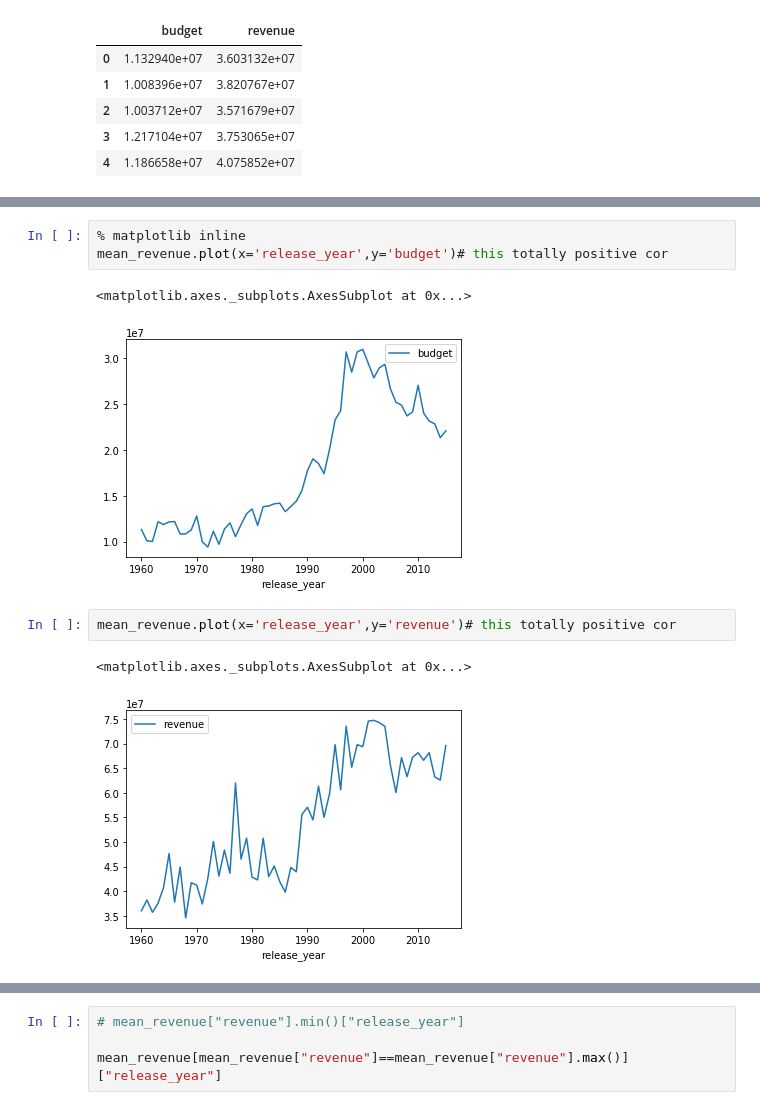
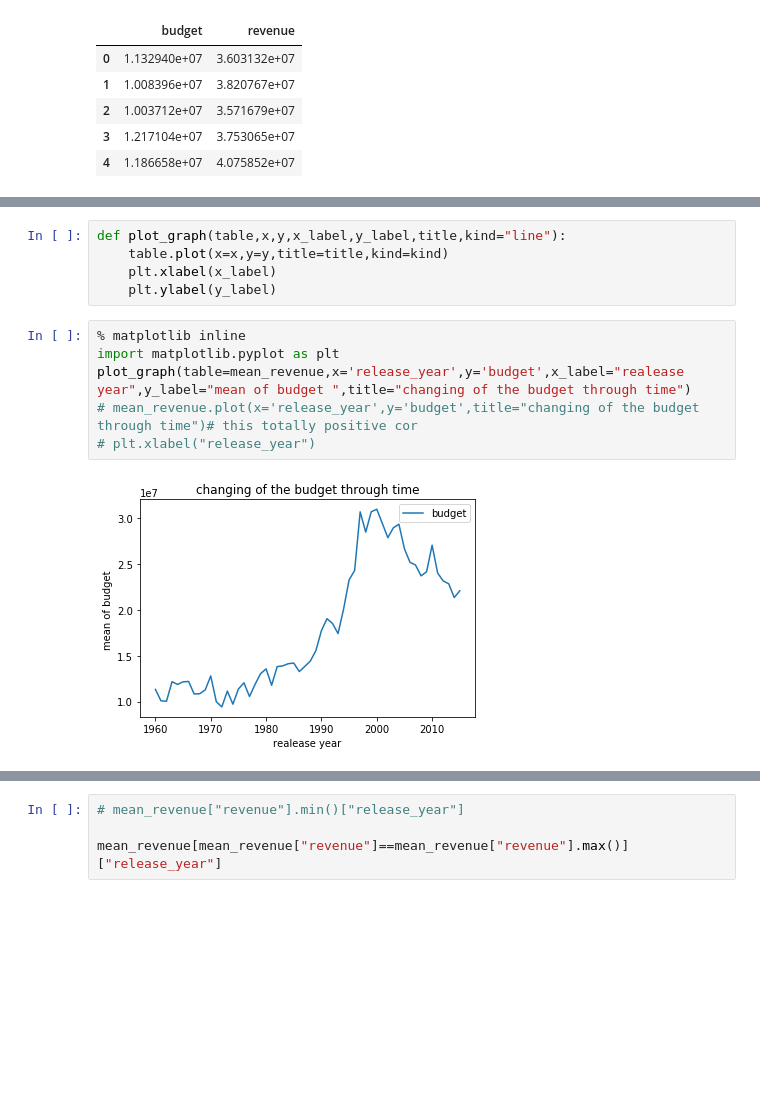
Before and after one commit to zeyad3ezzat/Advanced-data-analysis, a Jupyter notebook: investigate data set/Investigate_a_Dataset.ipynb, the cells around one changed output, grey strips where cells are left out. Cells and saved outputs as stored; diff of their text form; blank space fills up the shorter version.

```diff
--- a/investigate data set/Investigate_a_Dataset.ipynb
+++ b/investigate data set/Investigate_a_Dataset.ipynb
@@ -373,14 +381,16 @@ mean_revenue.head()
 | 2 | 1962 | 0.454783 | 1.003712e+07 | 3.571679e+07 | 124.343750 | 74.750000 | 6.343750 | 1.232693e+07 | ... |
 | 3 | 1963 | 0.502706 | 1.217104e+07 | 3.753065e+07 | 111.323529 | 82.823529 | 6.329412 | 1.535687e+07 | ... |
 | 4 | 1964 | 0.412428 | 1.186658e+07 | 4.075852e+07 | 109.214286 | 74.690476 | 6.211905 | 6.608980e+06 | ... |
-# %%
-% matplotlib inline
-mean_revenue.plot(x='release_year',y='budget')# this totally positive cor
-# %% [output]
-<matplotlib.axes._subplots.AxesSubplot at 0x...>
-[figure, removed]
-# %%
-mean_revenue.plot(x='release_year',y='revenue')# this totally positive cor
-# %% [output]
-<matplotlib.axes._subplots.AxesSubplot at 0x...>
-[figure, removed]
+# %%
+def plot_graph(table,x,y,x_label,y_label,title,kind="line"):
+    table.plot(x=x,y=y,title=title,kind=kind)
+    plt.xlabel(x_label)
+    plt.ylabel(y_label)
+# %%
+% matplotlib inline
+import matplotlib.pyplot as plt
+plot_graph(table=mean_revenue,x='release_year',y='budget',x_label="realease year",y_label="mean of budget ",title="changing of the budget through time")
+# mean_revenue.plot(x='release_year',y='budget',title="changing of the budget through time")# this totally positive cor
+# plt.xlabel("release_year")
+# %% [output]
+[figure, added]
```
Also changed, not shown: parts of 16 cells of this notebook, 1 other file.
